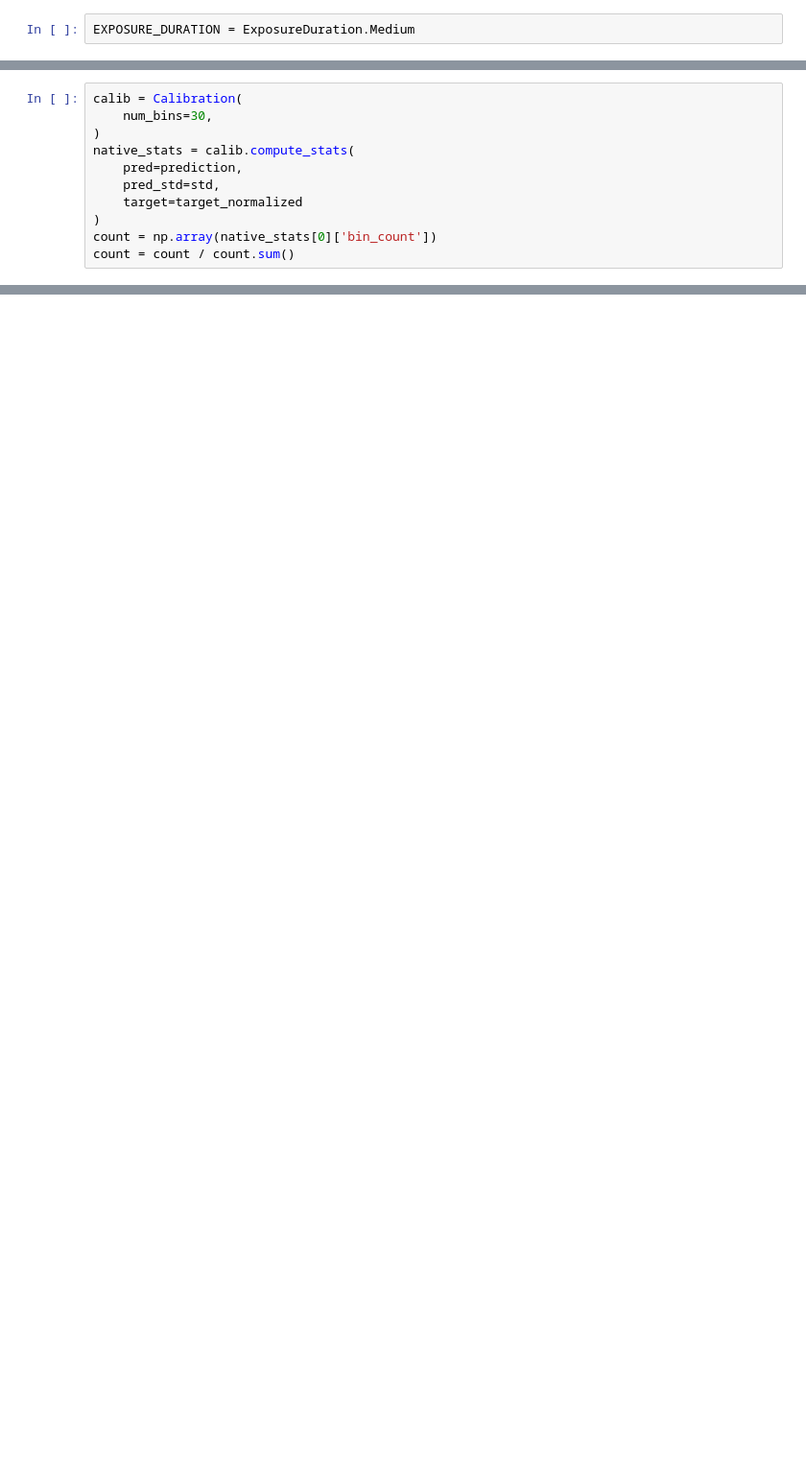
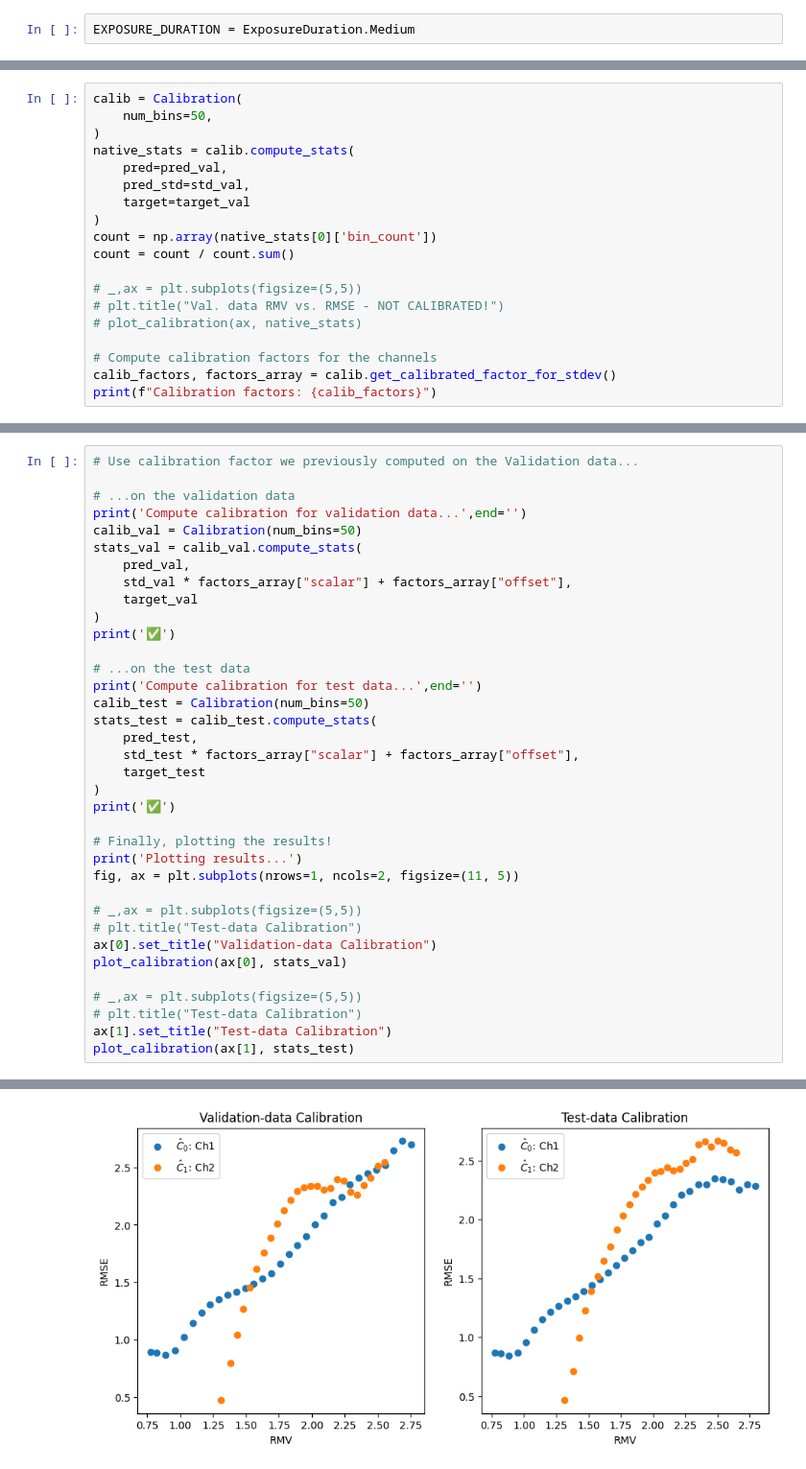
Before and after one commit to CAREamics/microSplit-reproducibility, a Jupyter notebook: examples/2D/HT_LIF24/03_calibration.ipynb, the cells around one changed output, grey strips where cells are left out. Shown at 96% size. Saved outputs shown, nothing was run; the diff lists cells and outputs as text; blank space fills up the shorter version.

Commit message:
All notebooks are in good shape, the calibration one is not complete (yet)

```diff
--- a/examples/2D/HT_LIF24/03_calibration.ipynb
+++ b/examples/2D/HT_LIF24/03_calibration.ipynb
@@ -205,11 +87,19 @@ target_normalized = (target - sep_mean)/ sep_std
 # %%
 calib = Calibration(
-    num_bins=30,
+    num_bins=50,
 )
 native_stats = calib.compute_stats(
-    pred=prediction,
-    pred_std=std,
-    target=target_normalized
+    pred=pred_val,
+    pred_std=std_val,
+    target=target_val
 )
 count = np.array(native_stats[0]['bin_count'])
 count = count / count.sum()
+
+# _,ax = plt.subplots(figsize=(5,5))
+# plt.title("Val. data RMV vs. RMSE - NOT CALIBRATED!")
+# plot_calibration(ax, native_stats)
+
+# Compute calibration factors for the channels
+calib_factors, factors_array = calib.get_calibrated_factor_for_stdev()
+print(f"Calibration factors: {calib_factors}")
@@ -258,0 +112,37 @@ plot_calibration(ax, stats)
+# %%
+# Use calibration factor we previously computed on the Validation data...
+
+# ...on the validation data
+print('Compute calibration for validation data...',end='')
+calib_val = Calibration(num_bins=50)
+stats_val = calib_val.compute_stats(
+    pred_val,
+    std_val * factors_array["scalar"] + factors_array["offset"],
+    target_val
+)
+print('✅')
+
+# ...on the test data
+print('Compute calibration for test data...',end='')
+calib_test = Calibration(num_bins=50)
+stats_test = calib_test.compute_stats(
+    pred_test,
+    std_test * factors_array["scalar"] + factors_array["offset"],
+    target_test
+)
+print('✅')
+
+# Finally, plotting the results!
+print('Plotting results...')
+fig, ax = plt.subplots(nrows=1, ncols=2, figsize=(11, 5))
+
+# _,ax = plt.subplots(figsize=(5,5))
+# plt.title("Test-data Calibration")
+ax[0].set_title("Validation-data Calibration")
+plot_calibration(ax[0], stats_val)
+
+# _,ax = plt.subplots(figsize=(5,5))
+# plt.title("Test-data Calibration")
+ax[1].set_title("Test-data Calibration")
+plot_calibration(ax[1], stats_test)
+# %% [output]
@@ -258,0 +152 @@ plot_calibration(ax, stats)
+[figure, added]
```
Also changed, not shown: parts of 50 cells of this notebook.
